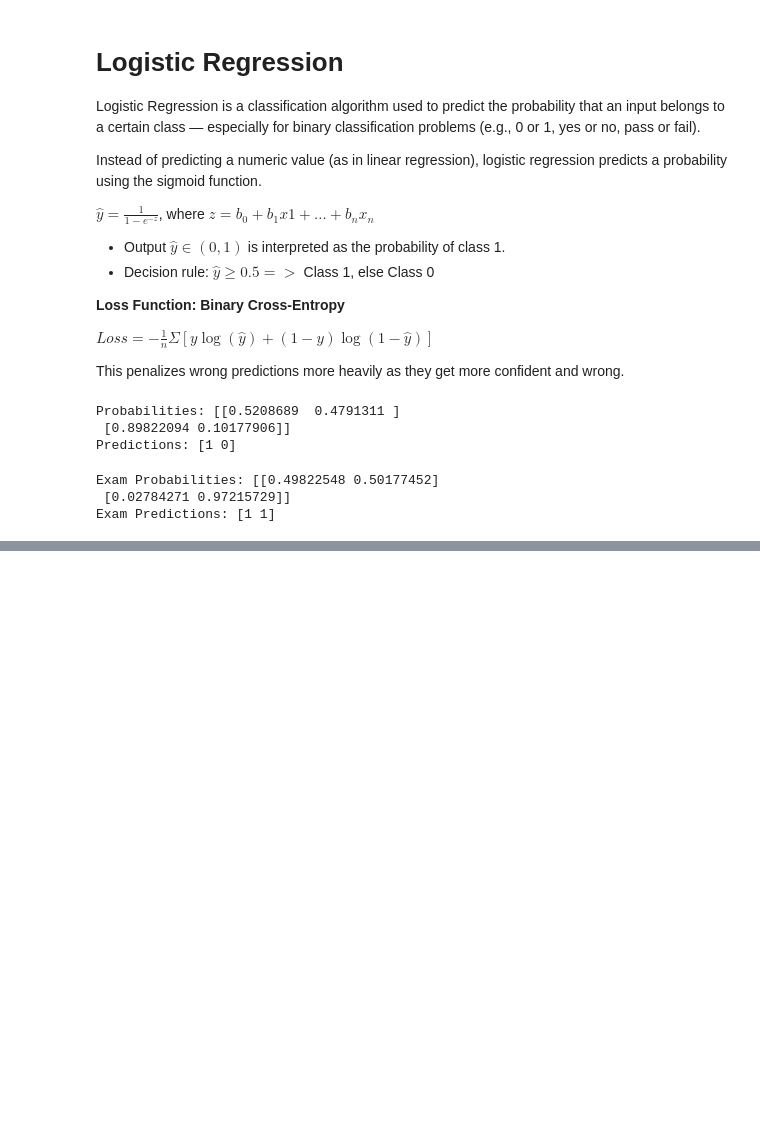
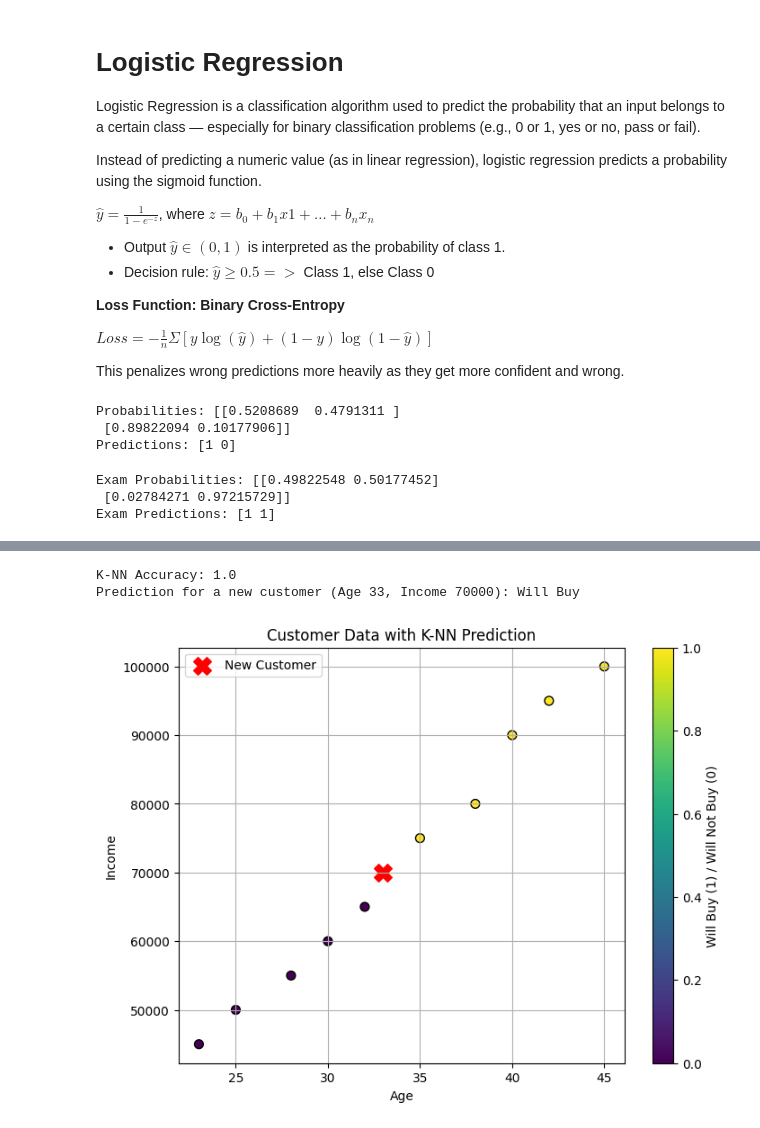
Before and after one commit to adnanagbaria/MLcourse, a Jupyter notebook: Lec6_classification1.ipynb, the cells around one changed output, grey strips where cells are left out. Drawn from its saved outputs; the diff is of its cells as text; code cells hidden in the pictures; blank space fills up the shorter version.

```diff
--- a/Lec6_classification1.ipynb
+++ b/Lec6_classification1.ipynb
@@ -95,0 +113,49 @@ Exam Predictions: [1 1]
+# %%
+# prompt: give an example of K-NN
+
+import numpy as np
+from sklearn.neighbors import KNeighborsClassifier
+import matplotlib.pyplot as plt
+from sklearn.model_selection import train_test_split
+from sklearn import metrics
+
+# Sample data (Age, Income) and Class (Will Buy: 1, Will Not Buy: 0)
+X_customers = np.array([[25, 50000], [30, 60000], [35, 75000], [40, 90000], [45, 100000],
+                      [28, 55000], [32, 65000], [38, 80000], [42, 95000], [23, 45000]])
+y_customers = np.array([0, 0, 1, 1, 1, 0, 0, 1, 1, 0]) # 0: Will Not Buy, 1: Will Buy
+
+# Split data into training and testing sets
+X_train, X_test, y_train, y_test = train_test_split(X_customers, y_customers, test_size=0.3, random_state=42)
+
+# Create a K-NN classifier (e.g., with K=3)
+knn = KNeighborsClassifier(n_neighbors=3)
+
+# Train the model
+knn.fit(X_train, y_train)
+
+# Predict on the test set
+y_pred = knn.predict(X_test)
+
+# Evaluate the model
+print("\nK-NN Accuracy:", metrics.accuracy_score(y_test, y_pred))
+
+# Predict for a new customer (e.g., Age 33, Income 70000)
+new_customer = np.array([[33, 70000]])
+prediction = knn.predict(new_customer)
+print("Prediction for a new customer (Age 33, Income 70000):", "Will Buy" if prediction[0] == 1 else "Will Not Buy")
+
+# Optional: Visualize the data and the prediction boundary (simple 2D case)
+plt.figure(figsize=(8, 6))
+plt.scatter(X_customers[:, 0], X_customers[:, 1], c=y_customers, cmap='viridis', s=50, edgecolors='k')
+plt.xlabel("Age")
+plt.ylabel("Income")
+plt.title("Customer Data with K-NN Prediction")
+plt.colorbar(label="Will Buy (1) / Will Not Buy (0)")
+plt.scatter(new_customer[:, 0], new_customer[:, 1], c='red', marker='X', s=200, label='New Customer')
+plt.legend()
+plt.grid(True)
+plt.show()
+# %% [output]
+K-NN Accuracy: 1.0
+Prediction for a new customer (Age 33, Income 70000): Will Buy
+[figure, added]
```
Also changed, not shown: parts of 6 cells of this notebook.
